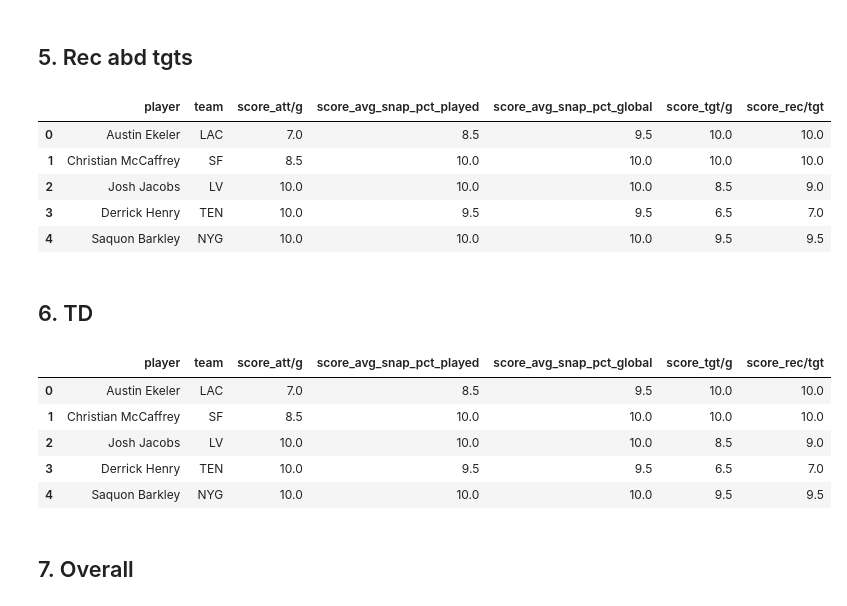
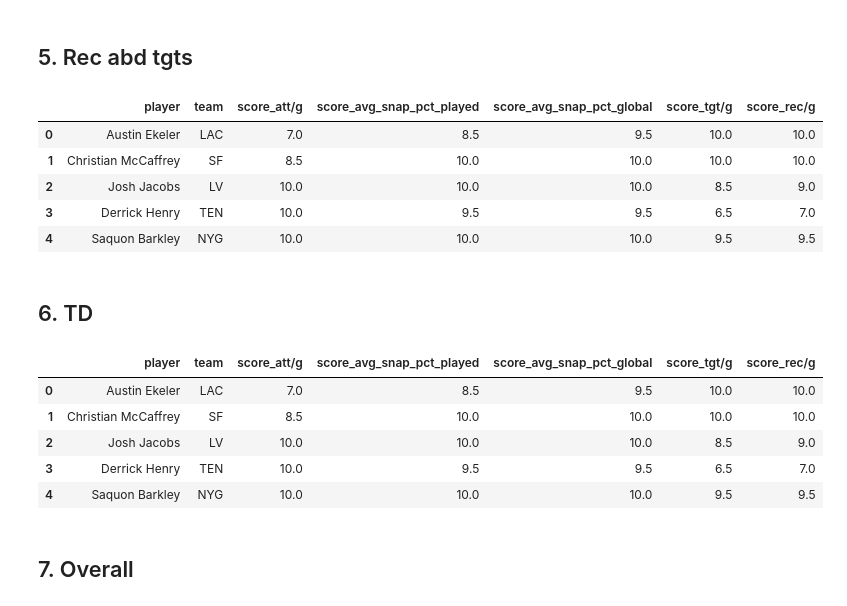
Before and after one commit to kevinmiguel97/Fantasy-Football-, a Jupyter notebook: Notebook.ipynb, the cells around one changed output. Cells and saved outputs as stored; diff of their text form; code cells hidden in the pictures.

```diff
--- a/Notebook.ipynb
+++ b/Notebook.ipynb
@@ -619,21 +619,21 @@ df_scores_rb_22.head()
 # %%
 # Create tgts per game
 
 df_rb_22['tgt/g'] = df_rb_22['tgt'] / df_rb_22['g']
 
 df_rb_22['rec/g'] = df_rb_22['rec'] / df_rb_22['g']
 
 # df_scores_rb_22 = merge_score(df_rb_22, df_scores_rb_22, 'tgt')
 
 df_scores_rb_22 = merge_score(df_rb_22, df_scores_rb_22, 'tgt/g')
 
 # df_scores_rb_22 = merge_score(df_rb_22, df_scores_rb_22, 'rec')
 
-df_scores_rb_22 = merge_score(df_rb_22, df_scores_rb_22, 'rec/tgt')
+df_scores_rb_22 = merge_score(df_rb_22, df_scores_rb_22, 'rec/g')
 
 df_scores_rb_22.head()
 # %% [output]
-|  | player | team | score_att/g | score_avg_snap_pct_played | score_avg_snap_pct_global | score_tgt/g | score_rec/tgt |
+|  | player | team | score_att/g | score_avg_snap_pct_played | score_avg_snap_pct_global | score_tgt/g | score_rec/g |
 | 0 | Austin Ekeler | LAC | 7.0 | 8.5 | 9.5 | 10.0 | 10.0 |
 | 1 | Christian McCaffrey | SF | 8.5 | 10.0 | 10.0 | 10.0 | 10.0 |
 | 2 | Josh Jacobs | LV | 10.0 | 10.0 | 10.0 | 8.5 | 9.0 |
@@ -651,7 +651,7 @@ df_rb_22['td/g'] = df_rb_22['td'] / df_rb_22['g']
 
 df_scores_rb_22.head()
 # %% [output]
-|  | player | team | score_att/g | score_avg_snap_pct_played | score_avg_snap_pct_global | score_tgt/g | score_rec/tgt |
+|  | player | team | score_att/g | score_avg_snap_pct_played | score_avg_snap_pct_global | score_tgt/g | score_rec/g |
 | 0 | Austin Ekeler | LAC | 7.0 | 8.5 | 9.5 | 10.0 | 10.0 |
 | 1 | Christian McCaffrey | SF | 8.5 | 10.0 | 10.0 | 10.0 | 10.0 |
 | 2 | Josh Jacobs | LV | 10.0 | 10.0 | 10.0 | 8.5 | 9.0 |
```
Also changed, not shown: parts of 1 cell of this notebook.
